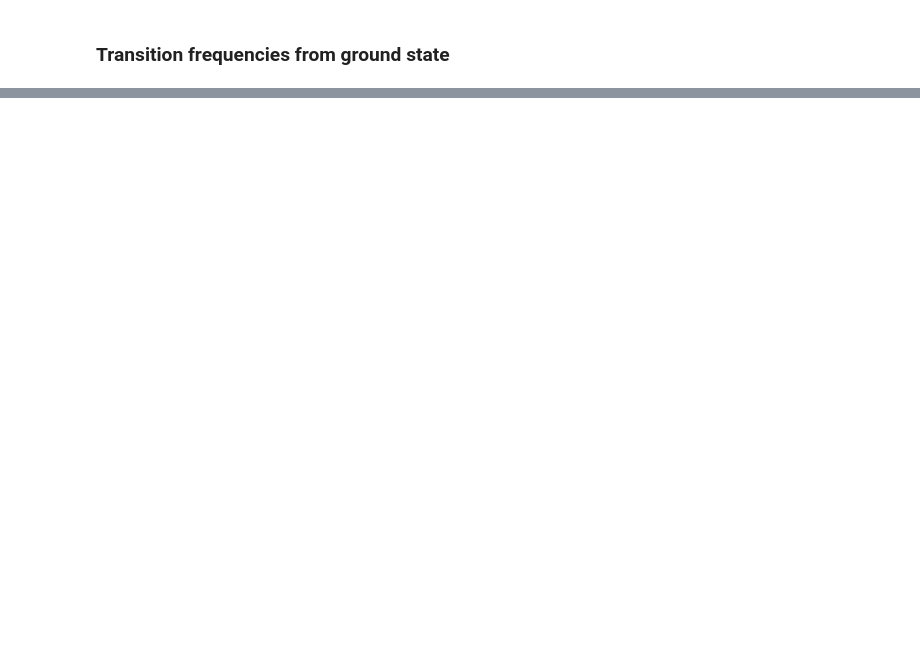
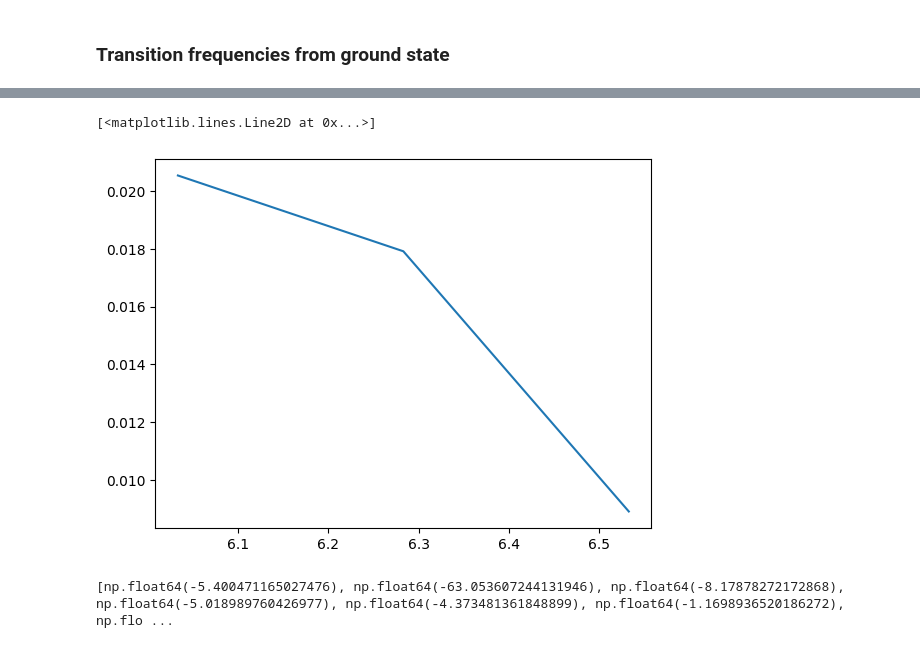
Before and after one commit to tyrasamenius/fluxonium_readout, a Jupyter notebook: Double_fluxonium_notebook.ipynb, the cells around one changed output, grey strips where cells are left out. Saved outputs shown, nothing was run; the diff lists cells and outputs as text; code cells hidden in the pictures; blank space fills up the shorter version.

```diff
--- a/Double_fluxonium_notebook.ipynb
+++ b/Double_fluxonium_notebook.ipynb
@@ -48,0 +247,9 @@ plt.legend()
+# %%
+plt.plot(ext_phase, [-c for c in chis_sw])
+# %% [output]
+[<matplotlib.lines.Line2D at 0x...>]
+[figure, added]
+# %%
+print(chis_sw)
+# %% [output]
+[np.float64(-5.400471165027476), np.float64(-63.053607244131946), np.float64(-8.17878272172868), np.float64(-5.018989760426977), np.float64(-4.373481361848899), np.float64(-1.1698936520186272), np.flo ...
```
Also changed, not shown: parts of 18 cells of this notebook, 1 other file.
